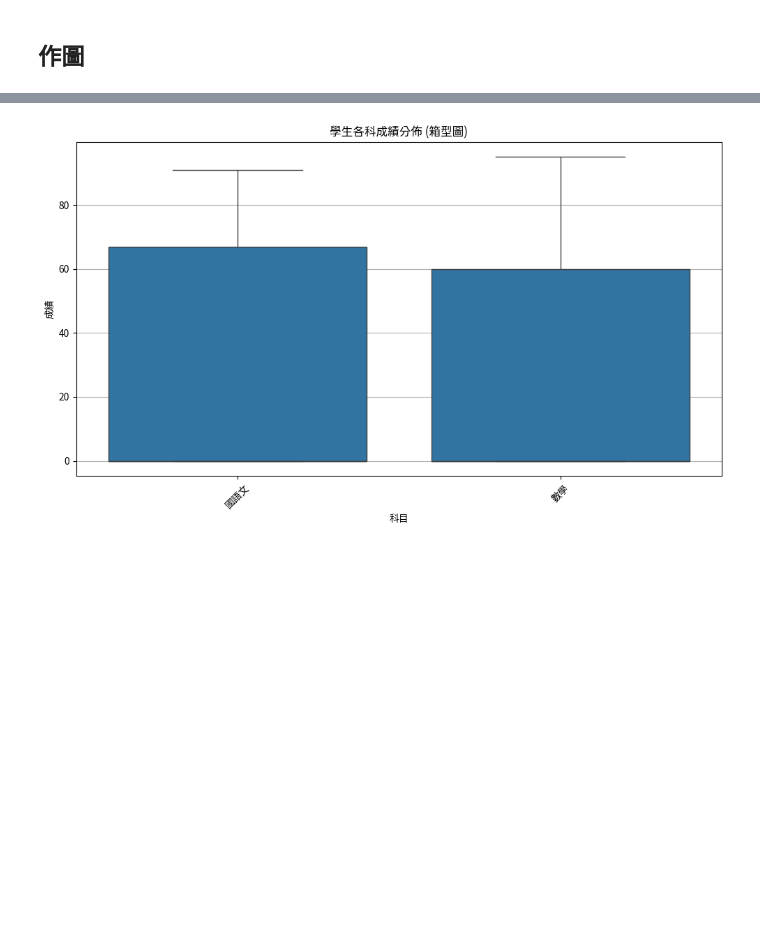
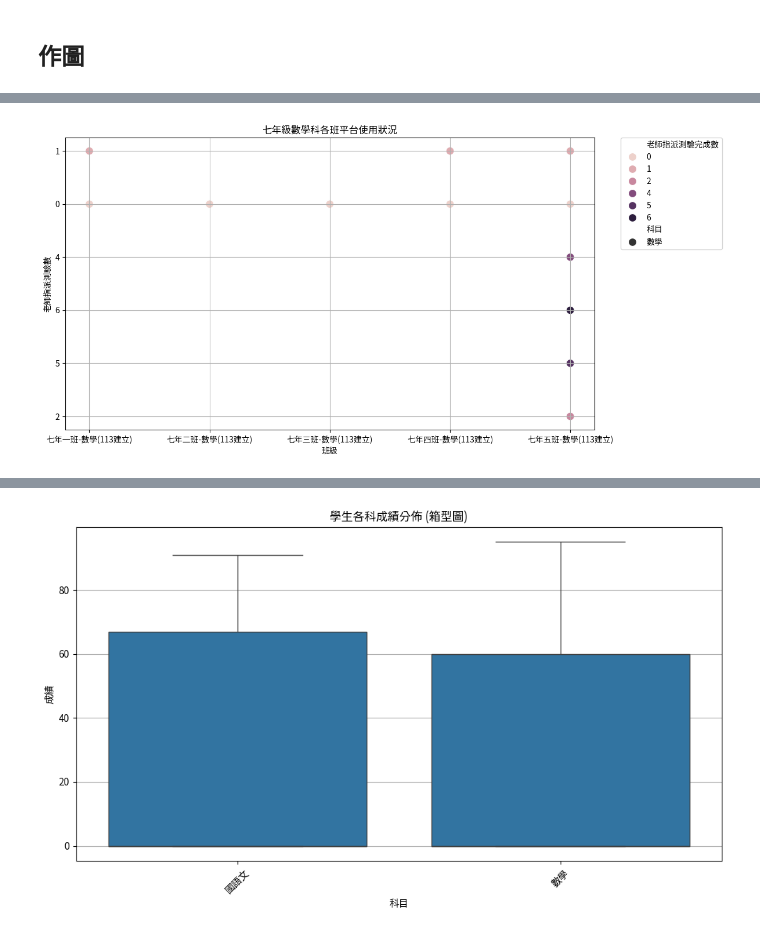
Before and after one commit to Emily-Hsu2004/edu-data-mining-, a Jupyter notebook: 練習/week3-課堂練習1.ipynb, the cells around one changed output, grey strips where cells are left out. Saved outputs shown, nothing was run; the diff lists cells and outputs as text; code cells hidden in the pictures; blank space fills up the shorter version.

```diff
--- a/練習/week3-課堂練習1.ipynb
+++ b/練習/week3-課堂練習1.ipynb
@@ -152,0 +179,23 @@ plt.show()
+# %%
+# 讀取
+df_7_c_m=df_7[df_7["科目"].isin(["數學"])]
+
+# 繪製散佈圖
+plt.figure(figsize=(12, 6))
+sns.scatterplot(
+    data=df_7_c_m,
+    x="班級",
+    y="老師指派測驗數",
+    hue="老師指派測驗完成數",
+    style="科目",
+    s=100,
+)
+plt.title("七年級數學科各班平台使用狀況")
+plt.xlabel("班級")
+plt.ylabel("老師指派測驗數")
+plt.legend(bbox_to_anchor=(1.05, 1), loc=2, borderaxespad=0.0)
+plt.grid(True)
+plt.tight_layout()
+plt.show()
+# %% [output]
+[figure, added]
```
Also changed, not shown: parts of 12 cells of this notebook.
